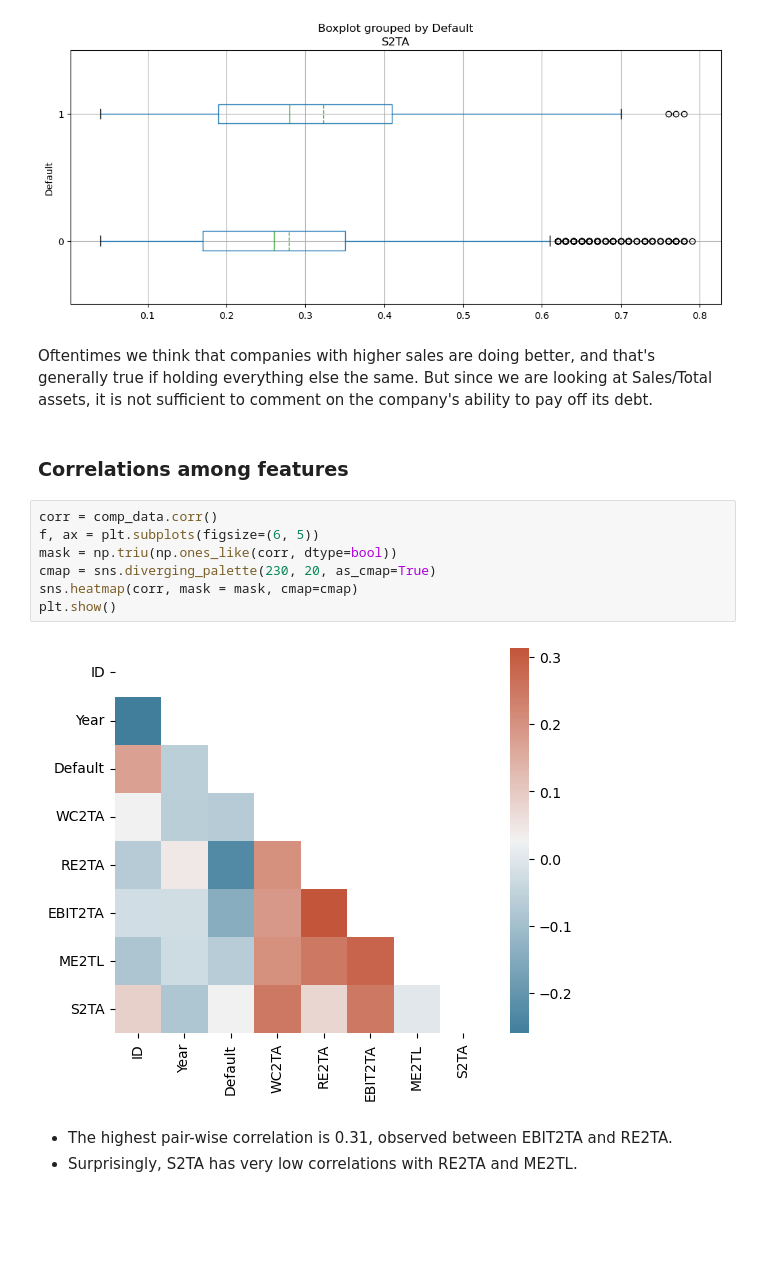
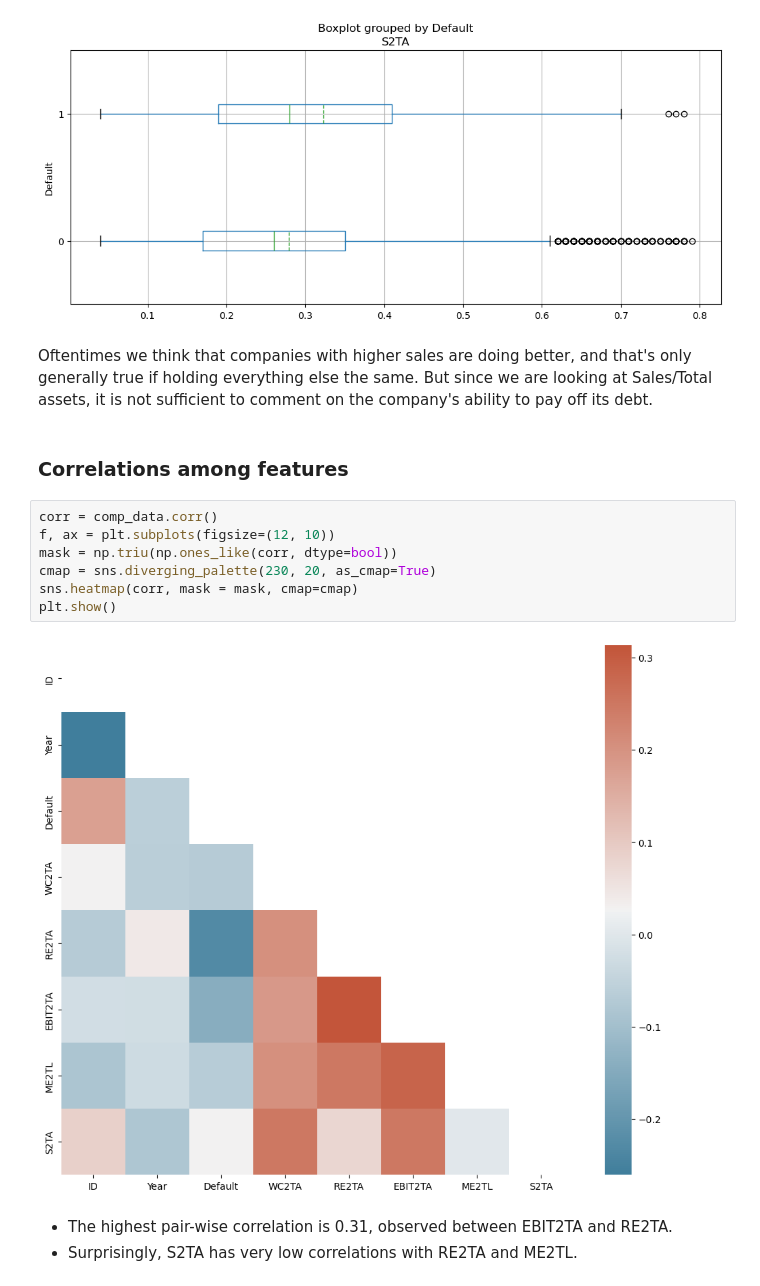
Before and after one commit to Hoale2908/Predicting-Company-Default, a Jupyter notebook: Predicting_Company_Default.ipynb, the cells around one changed output. Cells and saved outputs as stored; diff of their text form; blank space fills up the shorter version.

```diff
--- a/Predicting_Company_Default.ipynb
+++ b/Predicting_Company_Default.ipynb
@@ -143,18 +231,18 @@ plt.show()
 # %% [output]
 [figure]
 # %% [markdown]
-Oftentimes we think that companies with higher sales are doing better, and that's generally true if holding everything else the same. But since we are looking at Sales/Total assets, it is not sufficient to comment on the company's ability to pay off its debt.
+Oftentimes we think that companies with higher sales are doing better, and that's only generally true if holding everything else the same. But since we are looking at Sales/Total assets, it is not sufficient to comment on the company's ability to pay off its debt.
 # %% [markdown]
 ### Correlations among features
 # %%
 corr = comp_data.corr()
-f, ax = plt.subplots(figsize=(6, 5))
+f, ax = plt.subplots(figsize=(12, 10))
 mask = np.triu(np.ones_like(corr, dtype=bool))
 cmap = sns.diverging_palette(230, 20, as_cmap=True)
 sns.heatmap(corr, mask = mask, cmap=cmap)
 plt.show()
 # %% [output]
-[figure, old version]
+[figure, new version]
 # %% [markdown]
 * The highest pair-wise correlation is 0.31, observed between EBIT2TA and RE2TA.
 * Surprisingly, S2TA has very low correlations with RE2TA and ME2TL.
```
Also changed, not shown: parts of 24 cells of this notebook.
